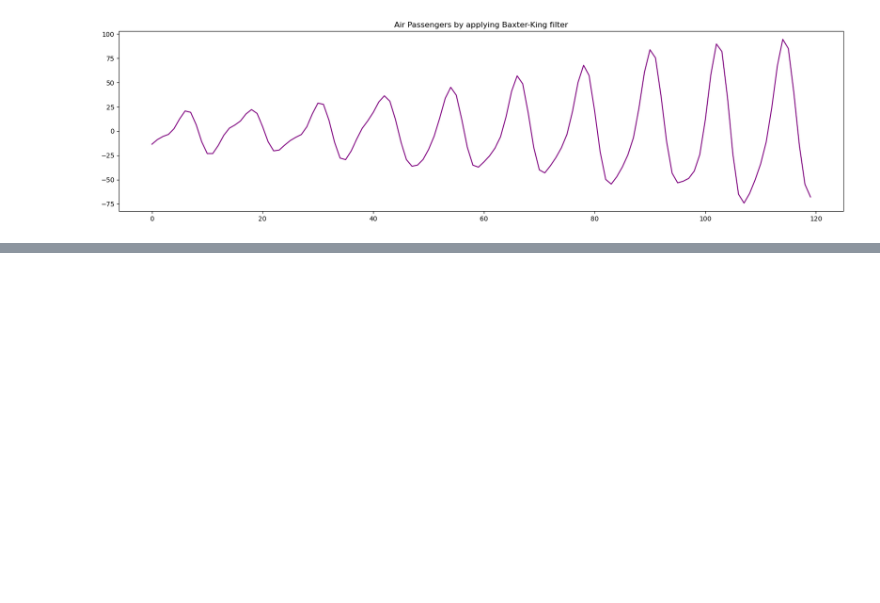
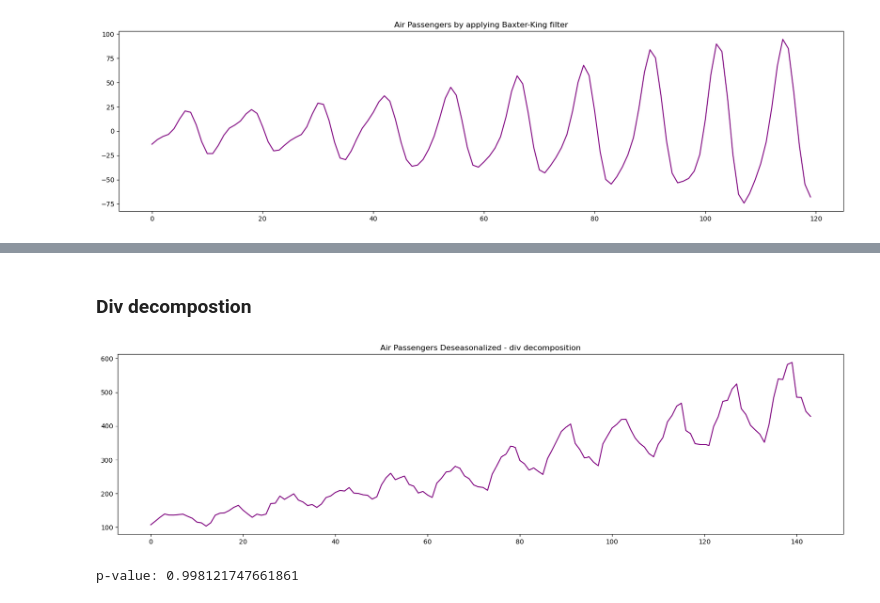
Before and after one commit to neemiasbsilva/datascience-portfolio, a Jupyter notebook: forecasting/notebooks/01_NBS_eda.ipynb, the cells around one changed output, grey strips where cells are left out. Drawn from its saved outputs; the diff is of its cells as text; code cells hidden in the pictures; blank space fills up the shorter version.

```diff
--- a/forecasting/notebooks/01_NBS_eda.ipynb
+++ b/forecasting/notebooks/01_NBS_eda.ipynb
@@ -221,0 +334,12 @@ plot_detrend(detrend, title="Air Passengers by applying Baxter-King filter")
+# %% [markdown]
+### Div decompostion
+# %%
+deseas = deseasonalized(df, method="div_decomposition", decomposition=mult_decomposition)
+plot_deseasonalized(deseas, title="Air Passengers Deseasonalized - div decomposition")
+# %% [output]
+[figure, added]
+# %%
+adf_test = adfuller(deseas.dropna())
+print(f"p-value: {adf_test[1]}")
+# %% [output]
+p-value: 0.998121747661861
```
Also changed, not shown: parts of 19 cells of this notebook.
